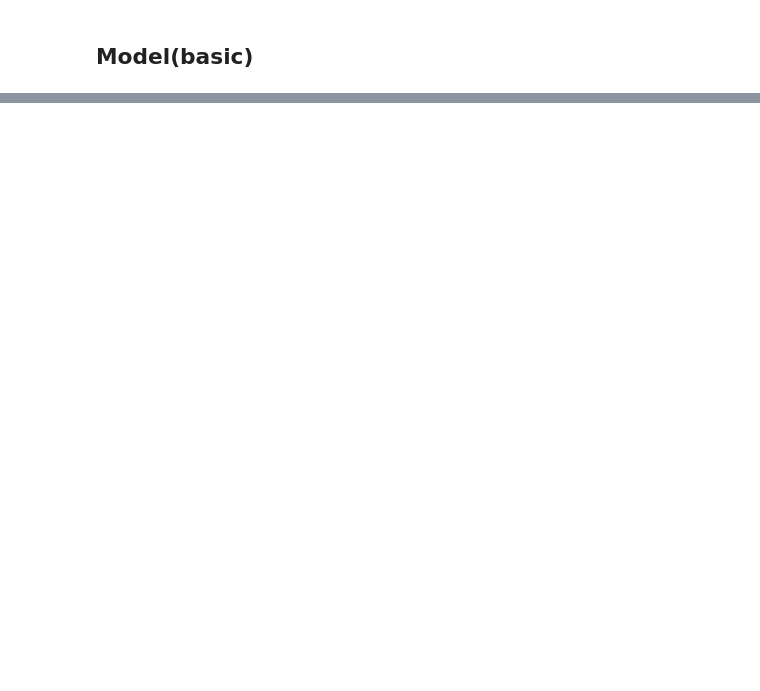
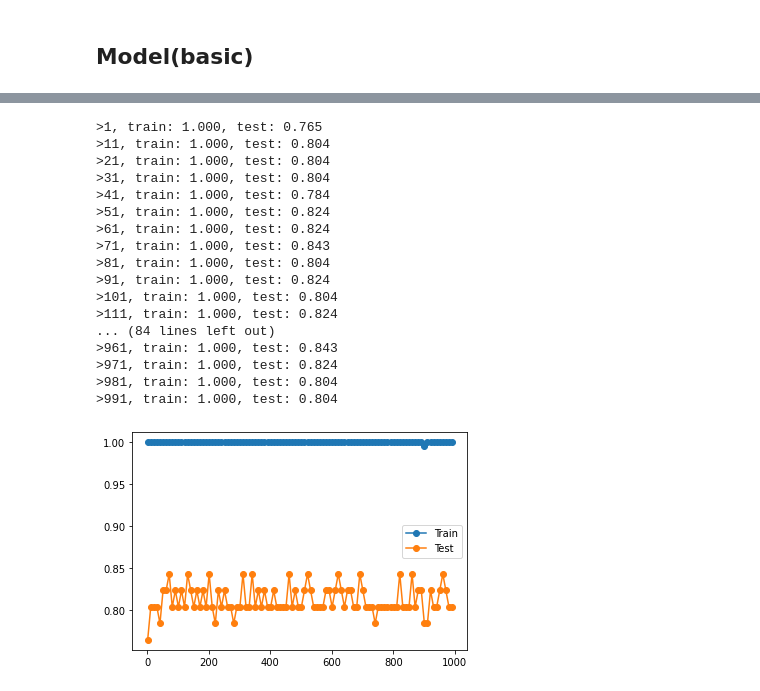
Before and after one commit to qmao520/phys704, a Jupyter notebook: ML_notebooks/RF_baseline.ipynb, the cells around one changed output, grey strips where cells are left out. Drawn from its saved outputs; the diff is of its cells as text; code cells hidden in the pictures; blank space fills up the shorter version.

```diff
--- a/ML_notebooks/RF_baseline.ipynb
+++ b/ML_notebooks/RF_baseline.ipynb
@@ -158,0 +151,46 @@ No handles with labels found to put in legend.
+# %%
+train_scores, test_scores = list(), list()
+
+# define the tree depths to evaluate
+values = [i for i in range(1, 1000,10)]
+# evaluate a decision tree for each depth
+for i in values:
+    # configure the model
+    model = RandomForestClassifier()
+    # fit model on the training dataset
+    model.fit(X_train, y_train)
+    # evaluate on the train dataset
+    train_yhat = model.predict(X_train)
+    train_acc = metrics.accuracy_score(y_train, train_yhat)
+    train_scores.append(train_acc)
+    # evaluate on the test dataset
+    test_yhat = model.predict(X_test)
+    test_acc = metrics.accuracy_score(y_test, test_yhat)
+    test_scores.append(test_acc)
+    # summarize progress
+    print('>%d, train: %.3f, test: %.3f' % (i, train_acc, test_acc))
+
+# plot of train and test scores vs tree depth
+plt.plot(values, train_scores, '-o', label='Train')
+plt.plot(values, test_scores, '-o', label='Test')
+plt.legend()
+plt.show()
+# %% [output]
+>1, train: 1.000, test: 0.765
+>11, train: 1.000, test: 0.804
+>21, train: 1.000, test: 0.804
+>31, train: 1.000, test: 0.804
+>41, train: 1.000, test: 0.784
+>51, train: 1.000, test: 0.824
+>61, train: 1.000, test: 0.824
+>71, train: 1.000, test: 0.843
+>81, train: 1.000, test: 0.804
+>91, train: 1.000, test: 0.824
+>101, train: 1.000, test: 0.804
+>111, train: 1.000, test: 0.824
+... (84 lines left out)
+>961, train: 1.000, test: 0.843
+>971, train: 1.000, test: 0.824
+>981, train: 1.000, test: 0.804
+>991, train: 1.000, test: 0.804
+[figure, added]
```
Also changed, not shown: parts of 15 cells of this notebook, 37 other files.
